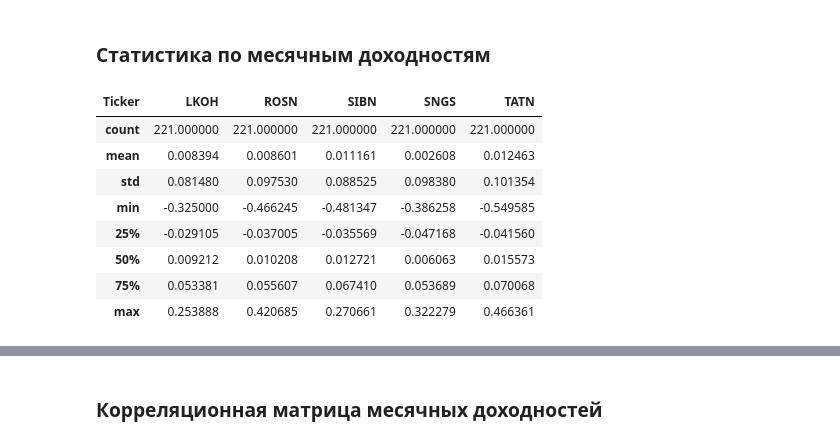
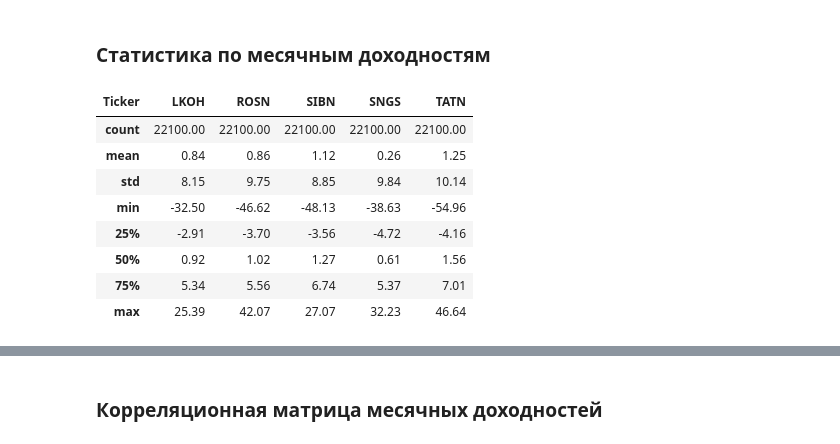
Before and after one commit to Avvonna/AI-YP24-75, a Jupyter notebook: 1_Tickers_EDA.ipynb, the cells around one changed output, grey strips where cells are left out. Saved outputs shown, nothing was run; the diff lists cells and outputs as text; code cells hidden in the pictures.

```diff
--- a/ideas/v1.ipynb
+++ b/1_Tickers_EDA.ipynb
@@ -142,5 +143,5 @@ end_date = date.today().strftime('%Y-%m-%d')
 # %%
-df_res = pd.read_pickle('df_tickers.pkl')
+df_res = pd.read_pickle('data/df_tickers.pkl')
 df_res = df_res.set_index(pd.to_datetime(df_res.index))
 # %% [markdown]
 Далее будем рассматривать только цены закрытия
@@ -424,14 +459,14 @@ plt.show()
 # %% [markdown]
 ### Статистика по месячным доходностям
 # %%
-monthly_returns.describe()
+monthly_returns.describe().multiply(100).round(2)
 # %% [output]
 | Ticker | LKOH | ROSN | SIBN | SNGS | TATN |
-| count | 221.000000 | 221.000000 | 221.000000 | 221.000000 | 221.000000 |
-| mean | 0.008394 | 0.008601 | 0.011161 | 0.002608 | 0.012463 |
-| std | 0.081480 | 0.097530 | 0.088525 | 0.098380 | 0.101354 |
-| min | -0.325000 | -0.466245 | -0.481347 | -0.386258 | -0.549585 |
-| 25% | -0.029105 | -0.037005 | -0.035569 | -0.047168 | -0.041560 |
-| 50% | 0.009212 | 0.010208 | 0.012721 | 0.006063 | 0.015573 |
-| 75% | 0.053381 | 0.055607 | 0.067410 | 0.053689 | 0.070068 |
-| max | 0.253888 | 0.420685 | 0.270661 | 0.322279 | 0.466361 |
+| count | 22100.00 | 22100.00 | 22100.00 | 22100.00 | 22100.00 |
+| mean | 0.84 | 0.86 | 1.12 | 0.26 | 1.25 |
+| std | 8.15 | 9.75 | 8.85 | 9.84 | 10.14 |
+| min | -32.50 | -46.62 | -48.13 | -38.63 | -54.96 |
+| 25% | -2.91 | -3.70 | -3.56 | -4.72 | -4.16 |
+| 50% | 0.92 | 1.02 | 1.27 | 0.61 | 1.56 |
+| 75% | 5.34 | 5.56 | 6.74 | 5.37 | 7.01 |
+| max | 25.39 | 42.07 | 27.07 | 32.23 | 46.64 |
```
Also changed, not shown: parts of 18 cells of this notebook, 4 other files.
